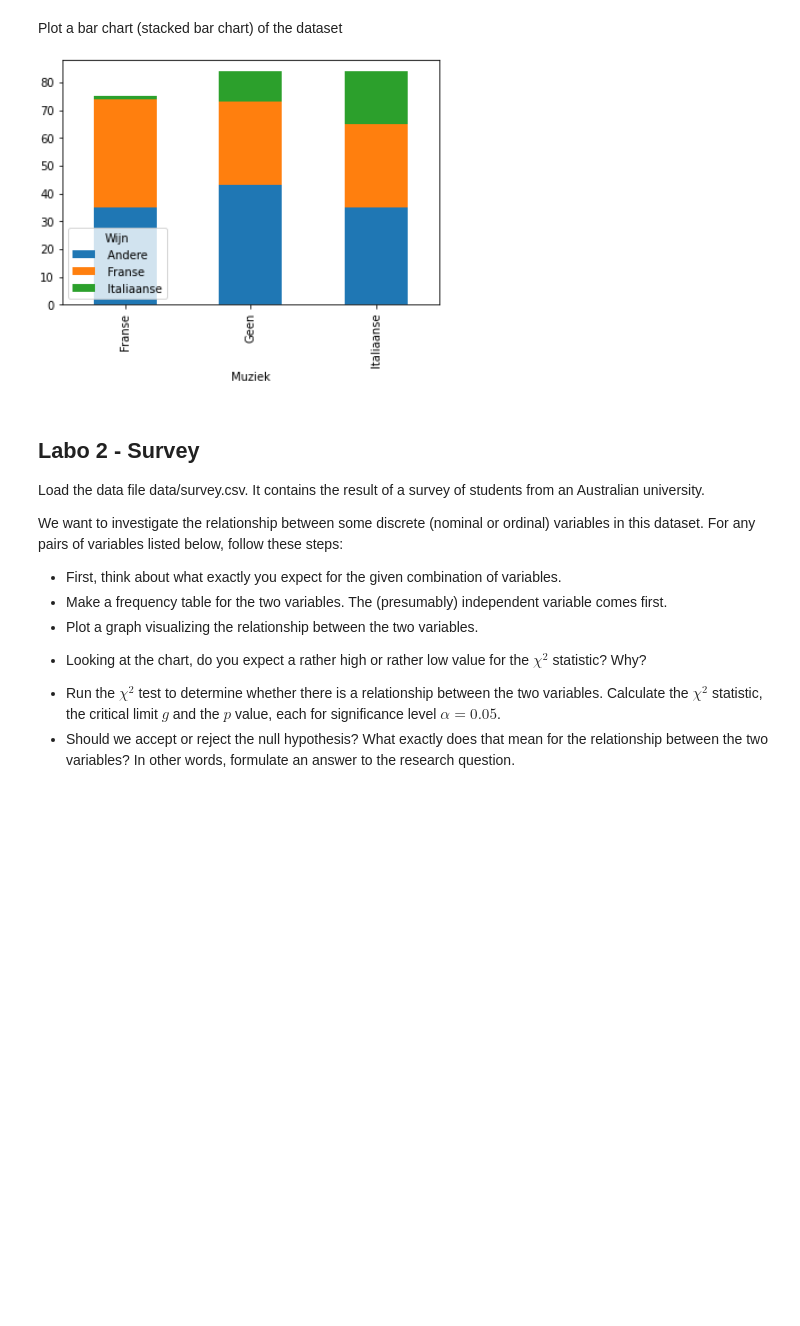
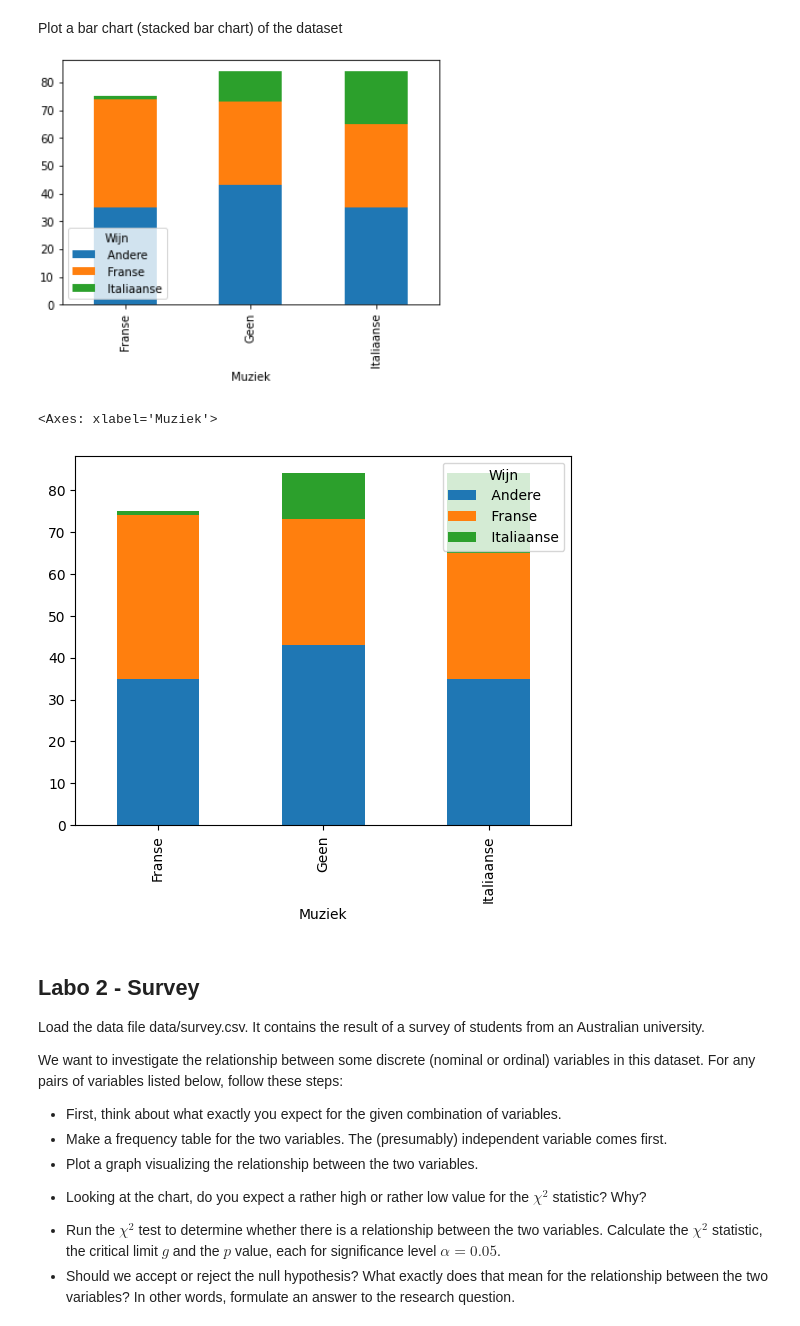
Before and after one commit to Bataklik/Data-Science-_-AI, a Jupyter notebook: 4-bivariate-qual/labs_chi_squared.ipynb, the cells around one changed output. Saved outputs shown, nothing was run; the diff lists cells and outputs as text; code cells hidden in the pictures; blank space fills up the shorter version.

```diff
--- a/4-bivariate-qual/labs_chi_squared.ipynb
+++ b/4-bivariate-qual/labs_chi_squared.ipynb
@@ -67,6 +173,12 @@ Plot a clustered bar chart of the dataset
 Plot a bar chart (stacked bar chart) of the dataset
 
 ![image.png](embedded-picture-1)
+# %%
+# observed getransponeerd met .T.
+observed.T.plot(kind='bar', stacked=True)
+# %% [output]
+<Axes: xlabel='Muziek'>
+[figure, added]
 # %% [markdown]
 ## Labo 2 - Survey
 
```
Also changed, not shown: parts of 13 cells of this notebook, 2 other files.
